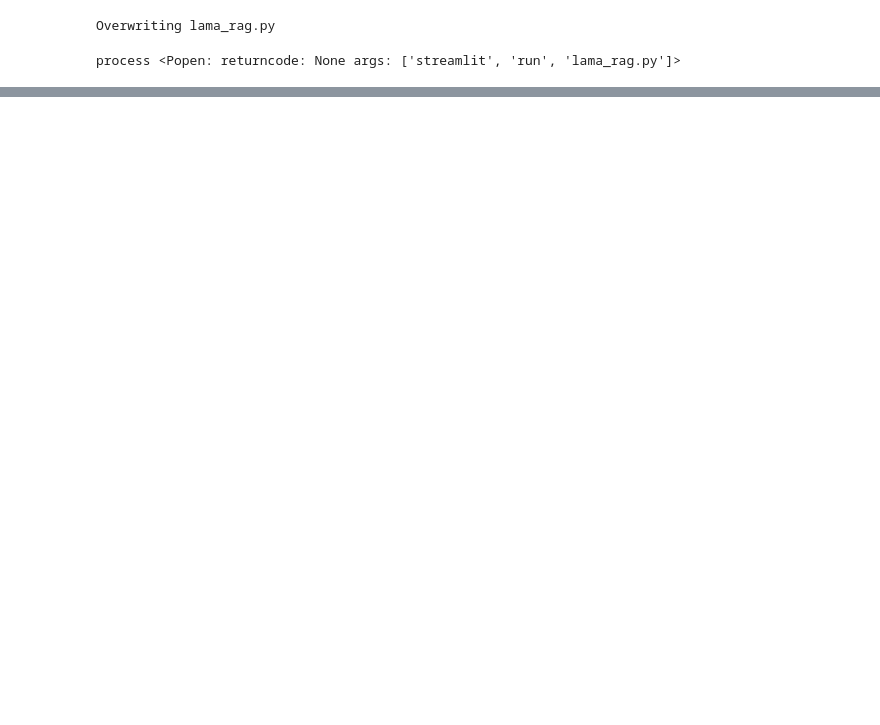
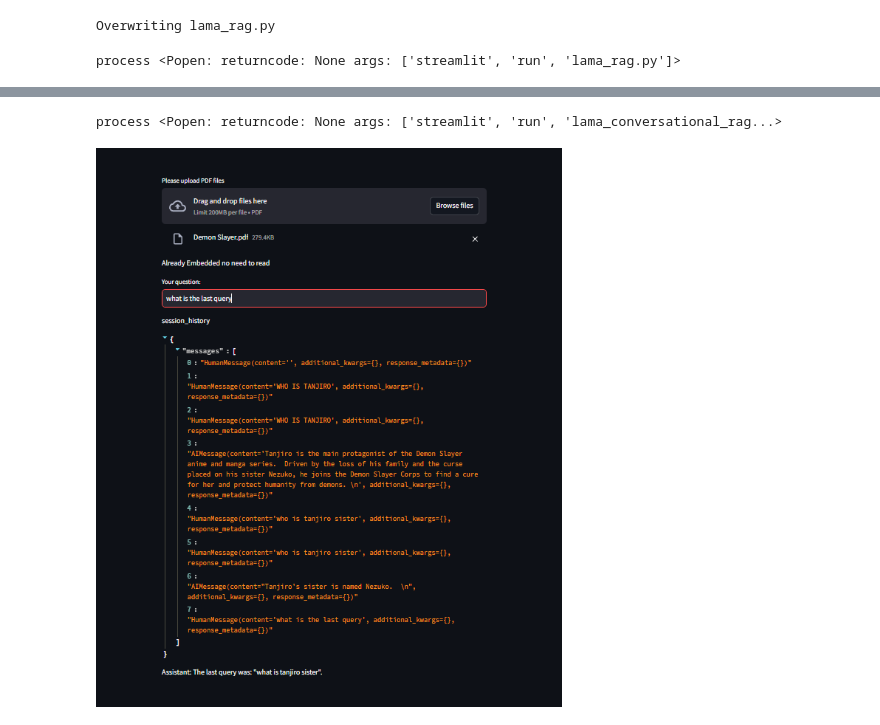
Before and after one commit to Shanmukh15501/GenAI, a Jupyter notebook: llm_using_groq.ipynb, the cells around one changed output, grey strips where cells are left out. Saved outputs shown, nothing was run; the diff lists cells and outputs as text; code cells hidden in the pictures; blank space fills up the shorter version.

Commit message:
added conversational memory using llama groq

```diff
--- a/llm_using_groq.ipynb
+++ b/llm_using_groq.ipynb
@@ -147,0 +339,7 @@ process.terminate()
+# %%
+import subprocess
+
+process = subprocess.Popen(["streamlit","run","lama_conversational_rag.py"])
+print("process",process)
+# %% [output]
+process <Popen: returncode: None args: ['streamlit', 'run', 'lama_conversational_rag...>
@@ -147,0 +348,8 @@ process.terminate()
+# %%
+#Output Response
+from IPython.display import display, Image
+
+# Display an image with more control
+display(Image(filename='session_memory_chatbot.png'))
+# %% [output]
+[figure, added]
```
Also changed, not shown: parts of 8 cells of this notebook, 4 other files.
